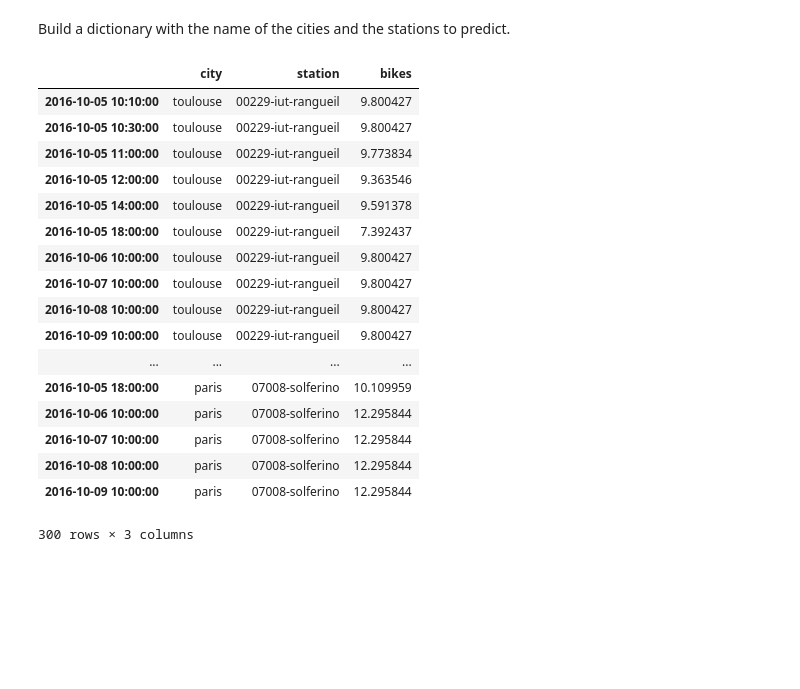
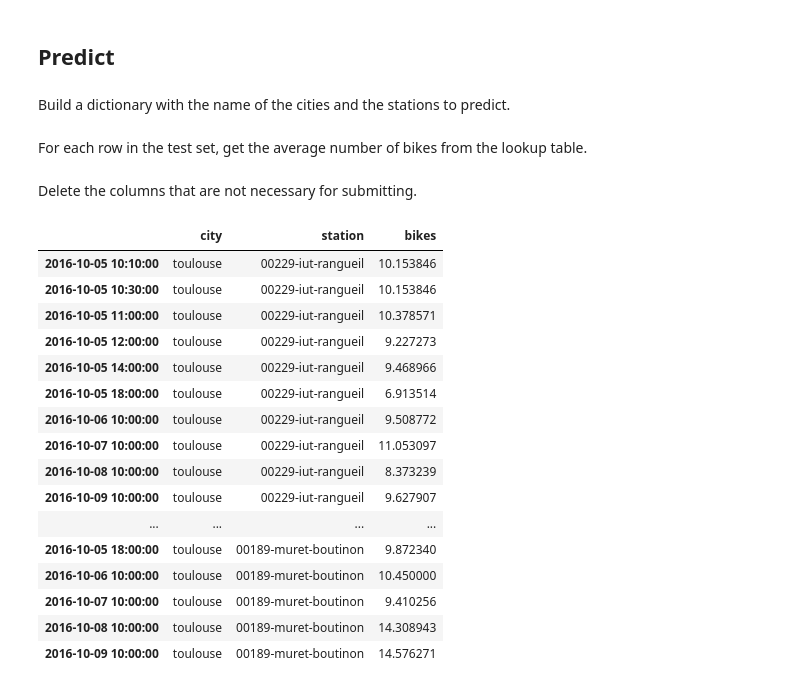
Before and after one commit to OpenBikes/Notebooks, a Jupyter notebook: challenge_2016_mean.ipynb, the cells around one changed output. Saved outputs shown, nothing was run; the diff lists cells and outputs as text; code cells hidden in the pictures; blank space fills up the shorter version.

Commit message:
Write up challenge_2016_mean

```diff
--- a/challenge_2016_mean.ipynb
+++ b/challenge_2016_mean.ipynb
@@ -30,16 +43,21 @@ Let's run this for every station to predict.
+# %% [markdown]
+## Predict
 # %%
 to_predict_df = pd.read_csv('challenge_data/test-blank.csv', index_col=0)
 to_predict_df['moment'] = pd.to_datetime(to_predict_df.index)
-to_predict_df['hour'] = to_predict_df['moment'].apply(lambda x: x.hour)
+to_predict_df['weekday'] = to_predict_df['moment'].map(lambda t: t.weekday())
+to_predict_df['hour'] = to_predict_df['moment'].map(lambda t: t.hour)
 # %% [markdown]
 Build a dictionary with the name of the cities and the stations to predict.
 # %%
 means = {
     city_name: {
-        station_name: mean_bikes_per_hour(city_name, station_name)
+        station_name: mean_bikes_per_day_per_hour(city_name, station_name)
         for station_name in rows['station'].unique()
     }
     for city_name, rows in to_predict_df.groupby('city')
 }
+# %% [markdown]
+For each row in the test set, get the average number of bikes from the lookup table.
 # %%
-to_predict_df['bikes'] = to_predict_df.apply(lambda r: means[r['city']][r['station']][r['hour']], axis=1).tolist()
+to_predict_df['bikes'] = to_predict_df.apply(lambda r: means[r['city']][r['station']][r['weekday']][r['hour']], axis=1).tolist()
@@ -49,21 +64,26 @@ del to_predict_df['hour']
+# %% [markdown]
+Delete the columns that are not necessary for submitting.
+# %%
+to_predict_df.drop('moment', axis=1, inplace=True)
+to_predict_df.drop('weekday', axis=1, inplace=True)
+to_predict_df.drop('hour', axis=1, inplace=True)
 # %%
-to_predict_df
+to_predict_df.head(20)
 # %% [output]
 |  | city | station | bikes |
-| 2016-10-05 10:10:00 | toulouse | 00229-iut-rangueil | 9.800427 |
-| 2016-10-05 10:30:00 | toulouse | 00229-iut-rangueil | 9.800427 |
-| 2016-10-05 11:00:00 | toulouse | 00229-iut-rangueil | 9.773834 |
-| 2016-10-05 12:00:00 | toulouse | 00229-iut-rangueil | 9.363546 |
-| 2016-10-05 14:00:00 | toulouse | 00229-iut-rangueil | 9.591378 |
-| 2016-10-05 18:00:00 | toulouse | 00229-iut-rangueil | 7.392437 |
-| 2016-10-06 10:00:00 | toulouse | 00229-iut-rangueil | 9.800427 |
-| 2016-10-07 10:00:00 | toulouse | 00229-iut-rangueil | 9.800427 |
-| 2016-10-08 10:00:00 | toulouse | 00229-iut-rangueil | 9.800427 |
-| 2016-10-09 10:00:00 | toulouse | 00229-iut-rangueil | 9.800427 |
+| 2016-10-05 10:10:00 | toulouse | 00229-iut-rangueil | 10.153846 |
+| 2016-10-05 10:30:00 | toulouse | 00229-iut-rangueil | 10.153846 |
+| 2016-10-05 11:00:00 | toulouse | 00229-iut-rangueil | 10.378571 |
+| 2016-10-05 12:00:00 | toulouse | 00229-iut-rangueil | 9.227273 |
+| 2016-10-05 14:00:00 | toulouse | 00229-iut-rangueil | 9.468966 |
+| 2016-10-05 18:00:00 | toulouse | 00229-iut-rangueil | 6.913514 |
+| 2016-10-06 10:00:00 | toulouse | 00229-iut-rangueil | 9.508772 |
+| 2016-10-07 10:00:00 | toulouse | 00229-iut-rangueil | 11.053097 |
+| 2016-10-08 10:00:00 | toulouse | 00229-iut-rangueil | 8.373239 |
+| 2016-10-09 10:00:00 | toulouse | 00229-iut-rangueil | 9.627907 |
 | ... | ... | ... | ... |
-| 2016-10-05 18:00:00 | paris | 07008-solferino | 10.109959 |
-| 2016-10-06 10:00:00 | paris | 07008-solferino | 12.295844 |
-| 2016-10-07 10:00:00 | paris | 07008-solferino | 12.295844 |
-| 2016-10-08 10:00:00 | paris | 07008-solferino | 12.295844 |
-| 2016-10-09 10:00:00 | paris | 07008-solferino | 12.295844 |
+| 2016-10-05 18:00:00 | toulouse | 00189-muret-boutinon | 9.872340 |
+| 2016-10-06 10:00:00 | toulouse | 00189-muret-boutinon | 10.450000 |
+| 2016-10-07 10:00:00 | toulouse | 00189-muret-boutinon | 9.410256 |
+| 2016-10-08 10:00:00 | toulouse | 00189-muret-boutinon | 14.308943 |
+| 2016-10-09 10:00:00 | toulouse | 00189-muret-boutinon | 14.576271 |
-300 rows × 3 columns
```
Also changed, not shown: parts of 13 cells of this notebook, 2 other files.
